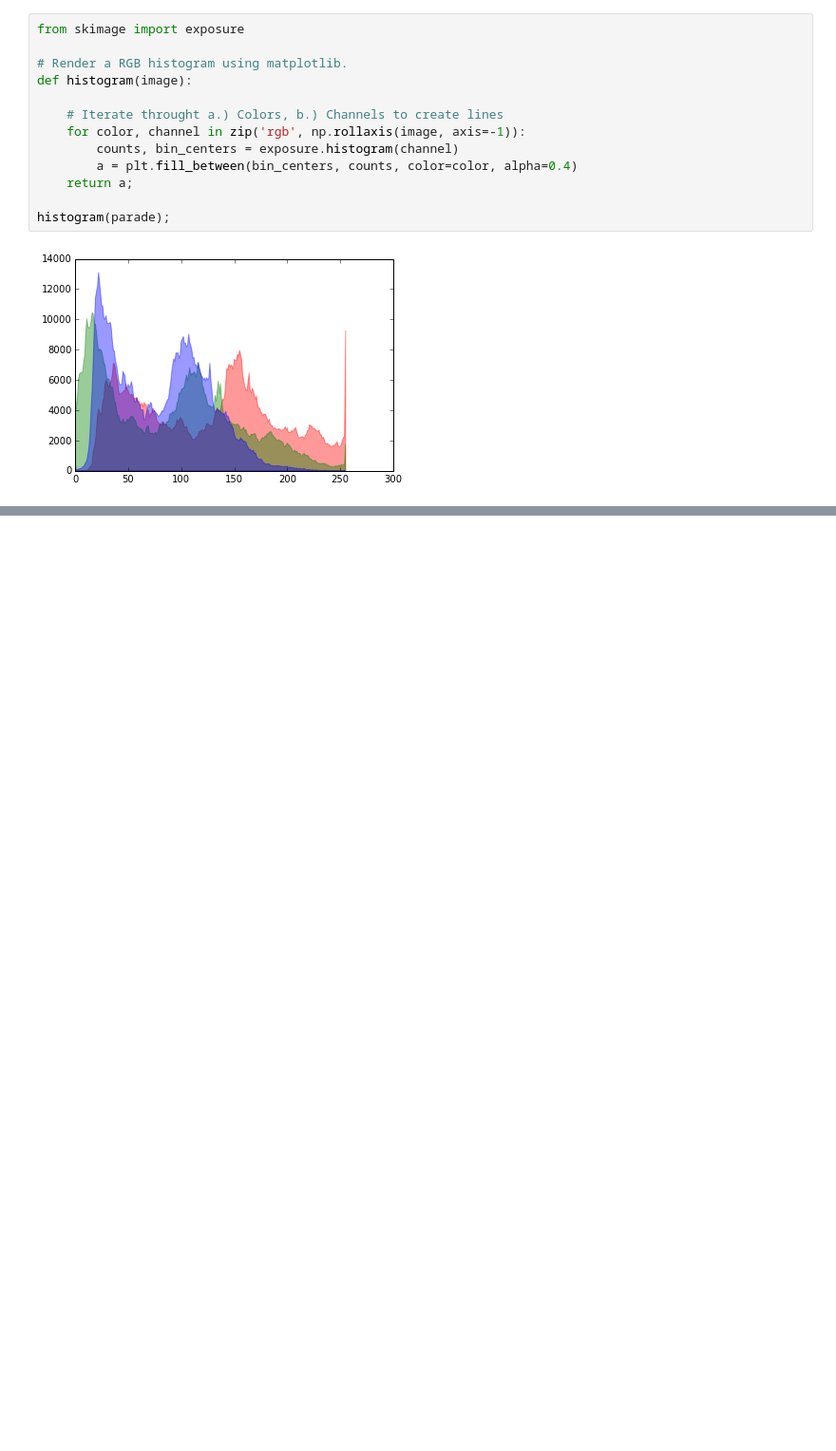
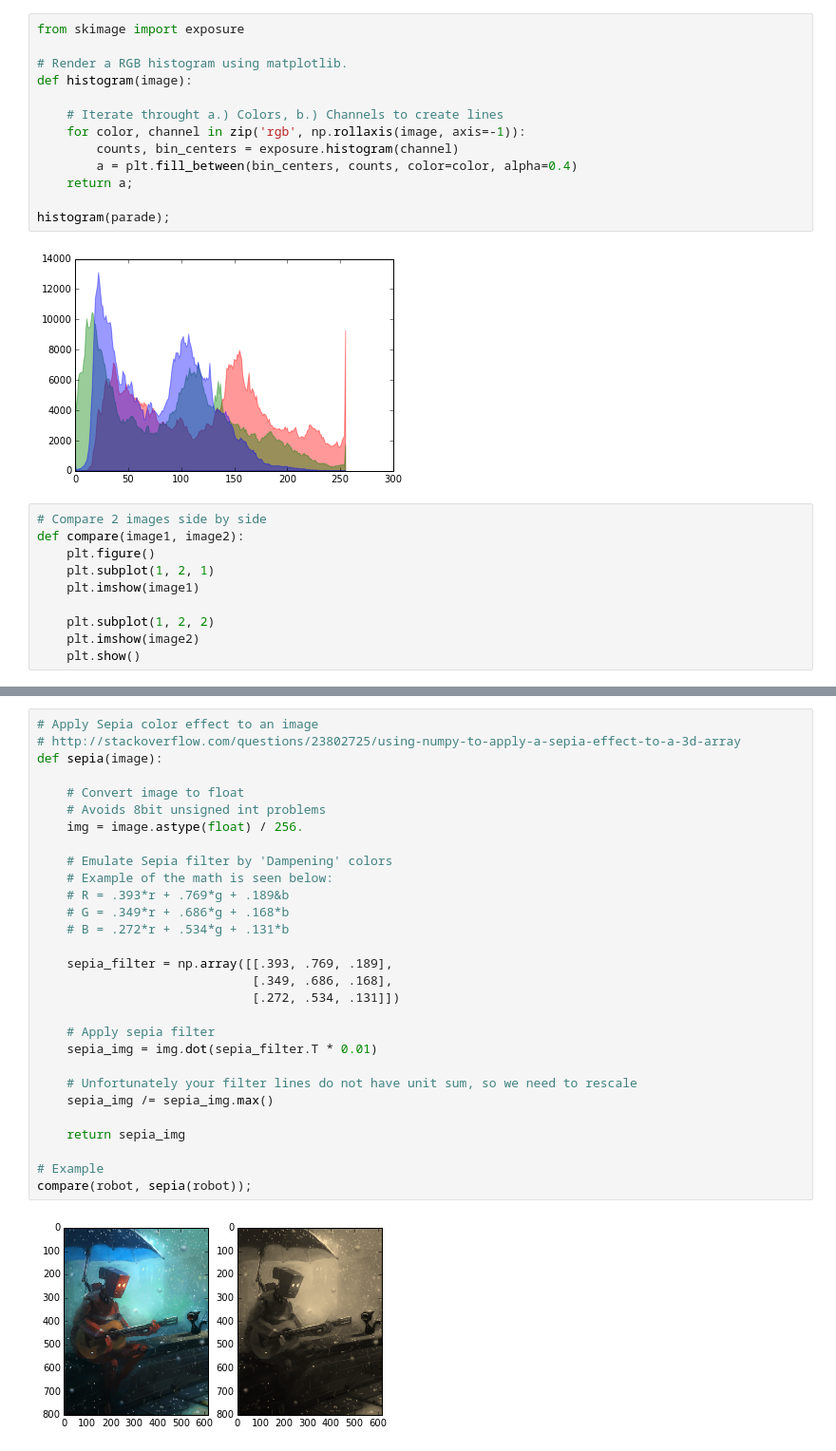
Before and after one commit to alexjohnson505/image-filter, a Jupyter notebook: image-filter.ipynb, the cells around one changed output, grey strips where cells are left out. Shown at 95% size. Cells and saved outputs as stored; diff of their text form; blank space fills up the shorter version.

```diff
--- a/image-filter.ipynb
+++ b/image-filter.ipynb
@@ -41,3 +36,13 @@ def histogram(image):
 histogram(parade);
 # %% [output]
 [figure]
+# %%
+# Compare 2 images side by side
+def compare(image1, image2):
+    plt.figure()
+    plt.subplot(1, 2, 1)
+    plt.imshow(image1)
+
+    plt.subplot(1, 2, 2)
+    plt.imshow(image2)
+    plt.show()
@@ -43,0 +63,31 @@ histogram(parade);
+# %%
+# Apply Sepia color effect to an image
+# http://stackoverflow.com/questions/23802725/using-numpy-to-apply-a-sepia-effect-to-a-3d-array
+def sepia(image):
+
+    # Convert image to float
+    # Avoids 8bit unsigned int problems
+    img = image.astype(float) / 256.
+
+    # Emulate Sepia filter by 'Dampening' colors
+    # Example of the math is seen below:
+    # R = .393*r + .769*g + .189&b
+    # G = .349*r + .686*g + .168*b
+    # B = .272*r + .534*g + .131*b
+
+    sepia_filter = np.array([[.393, .769, .189],
+                             [.349, .686, .168],
+                             [.272, .534, .131]])
+
+    # Apply sepia filter
+    sepia_img = img.dot(sepia_filter.T * 0.01)
+
+    # Unfortunately your filter lines do not have unit sum, so we need to rescale
+    sepia_img /= sepia_img.max()
+
+    return sepia_img
+
+# Example
+compare(robot, sepia(robot));
+# %% [output]
+[figure, added]
```
Also changed, not shown: parts of 5 cells of this notebook.
